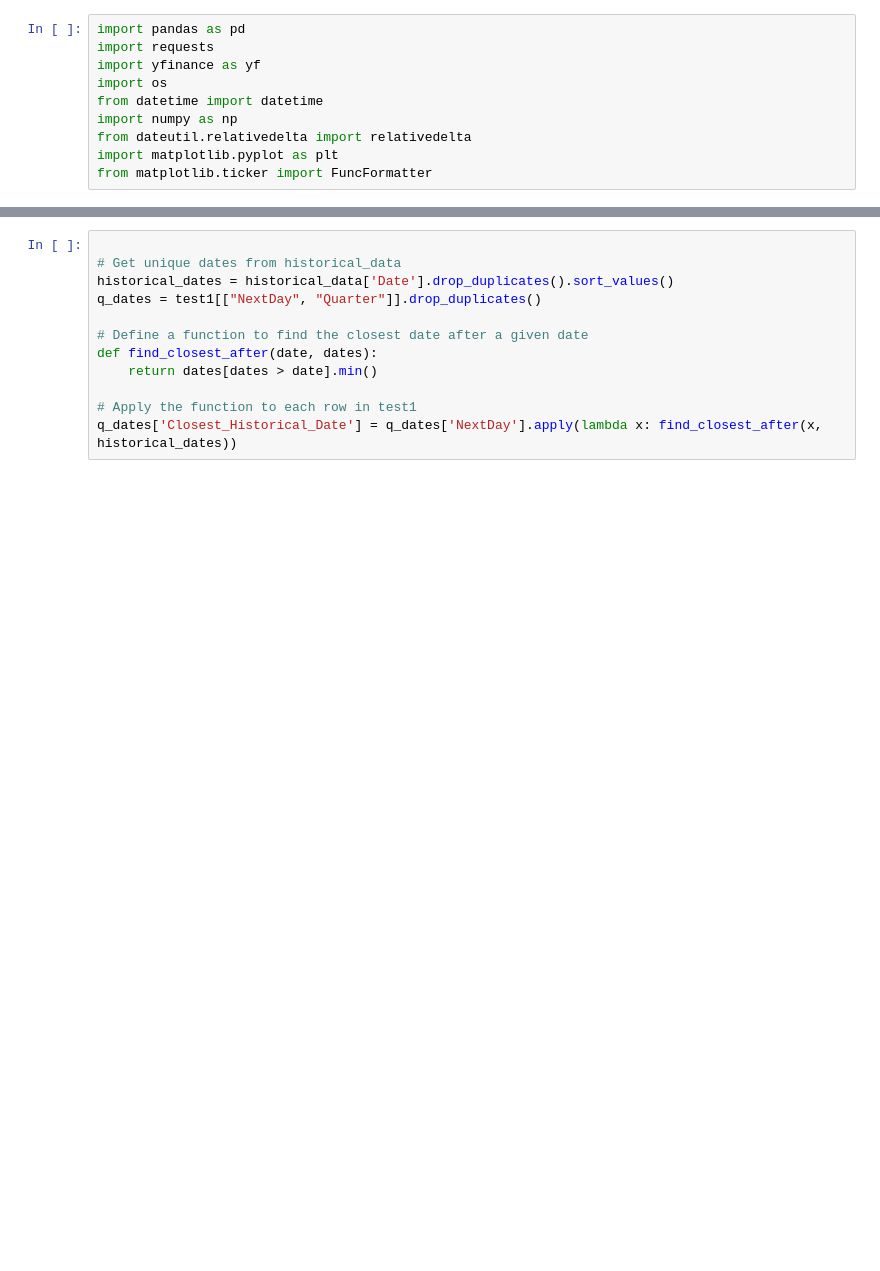
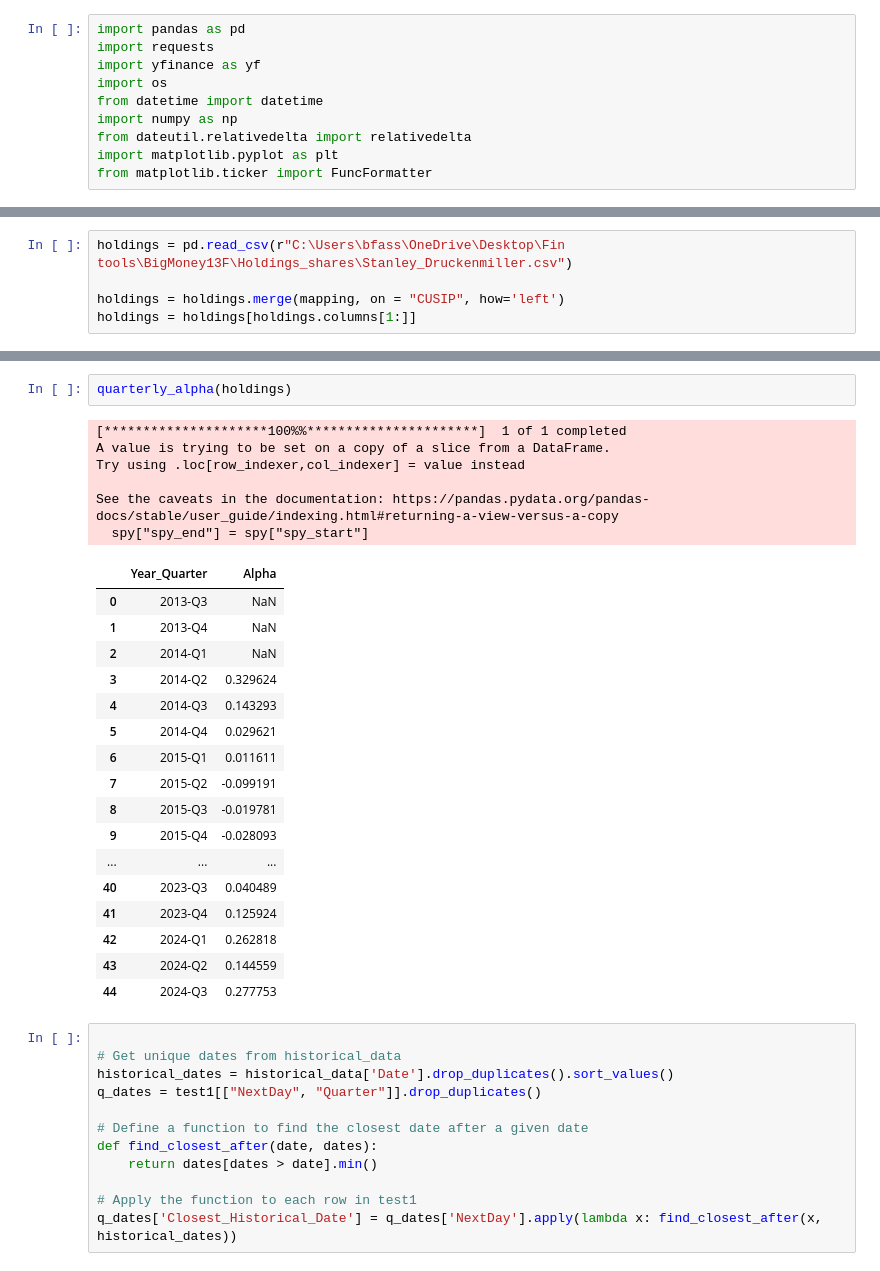
Before and after one commit to brock-fassnacht/Whale_Watchers, a Jupyter notebook: Holdings Performance.ipynb, the cells around one changed output, grey strips where cells are left out. Drawn from its saved outputs; the diff is of its cells as text; blank space fills up the shorter version.

```diff
--- a/Holdings Performance.ipynb
+++ b/Holdings Performance.ipynb
@@ -22,0 +23,5 @@ dates = [col for col in holdings.columns if '-' in col]
+# %%
+holdings = pd.read_csv(r"C:\Users\bfass\OneDrive\Desktop\Fin tools\BigMoney13F\Holdings_shares\Stanley_Druckenmiller.csv")
+
+holdings = holdings.merge(mapping, on = "CUSIP", how='left')
+holdings = holdings[holdings.columns[1:]]
@@ -164,3 +291,29 @@ def quarterly_alpha(test):
+# %%
+quarterly_alpha(holdings)
+# %% [output]
+[*********************100%%**********************]  1 of 1 completed
+A value is trying to be set on a copy of a slice from a DataFrame.
+Try using .loc[row_indexer,col_indexer] = value instead
+
+See the caveats in the documentation: https://pandas.pydata.org/pandas-docs/stable/user_guide/indexing.html#returning-a-view-versus-a-copy
+  spy["spy_end"] = spy["spy_start"]
+|  | Year_Quarter | Alpha |
+| 0 | 2013-Q3 | NaN |
+| 1 | 2013-Q4 | NaN |
+| 2 | 2014-Q1 | NaN |
+| 3 | 2014-Q2 | 0.329624 |
+| 4 | 2014-Q3 | 0.143293 |
+| 5 | 2014-Q4 | 0.029621 |
+| 6 | 2015-Q1 | 0.011611 |
+| 7 | 2015-Q2 | -0.099191 |
+| 8 | 2015-Q3 | -0.019781 |
+| 9 | 2015-Q4 | -0.028093 |
+| ... | ... | ... |
+| 40 | 2023-Q3 | 0.040489 |
+| 41 | 2023-Q4 | 0.125924 |
+| 42 | 2024-Q1 | 0.262818 |
+| 43 | 2024-Q2 | 0.144559 |
+| 44 | 2024-Q3 | 0.277753 |
 # %%
 
 # Get unique dates from historical_data
```
Also changed, not shown: parts of 13 cells of this notebook, 2 other files.
